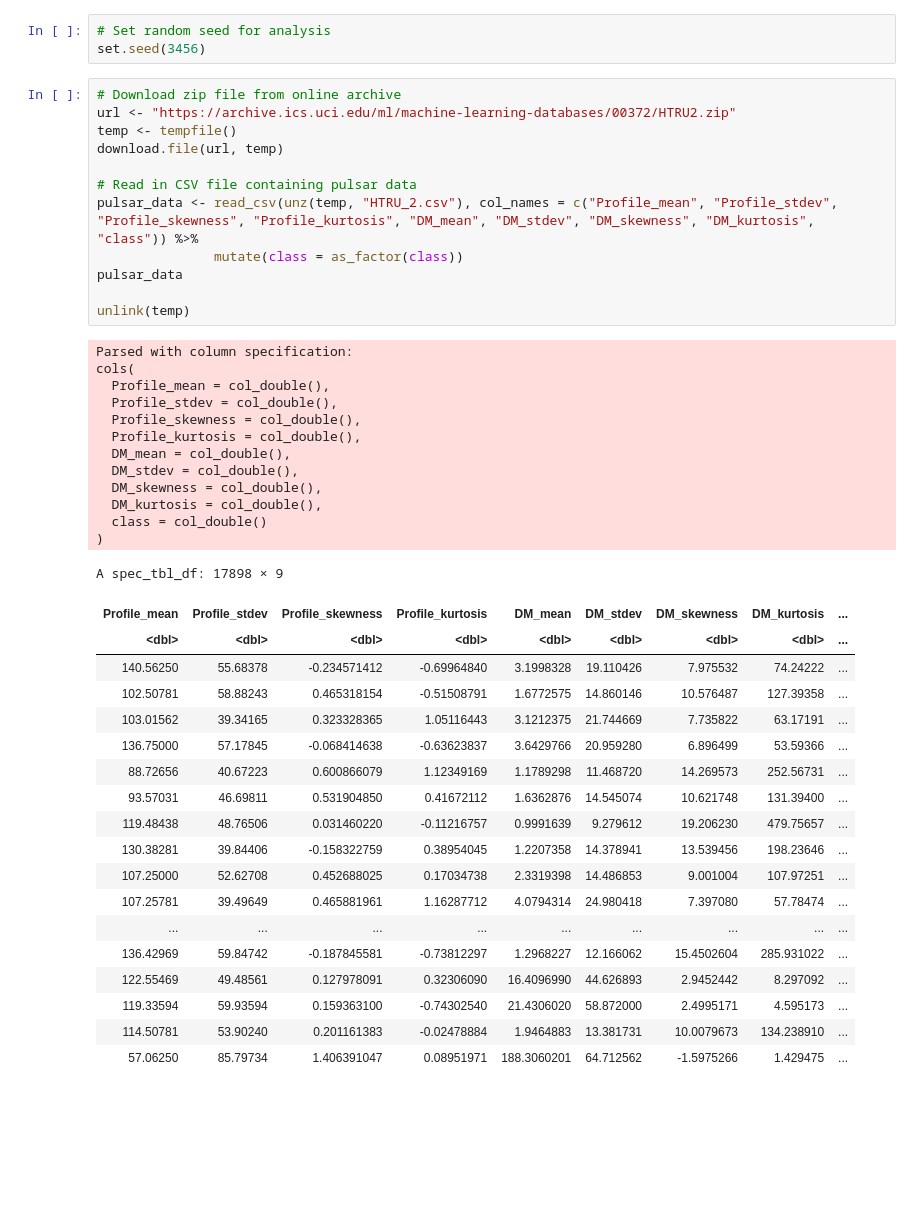
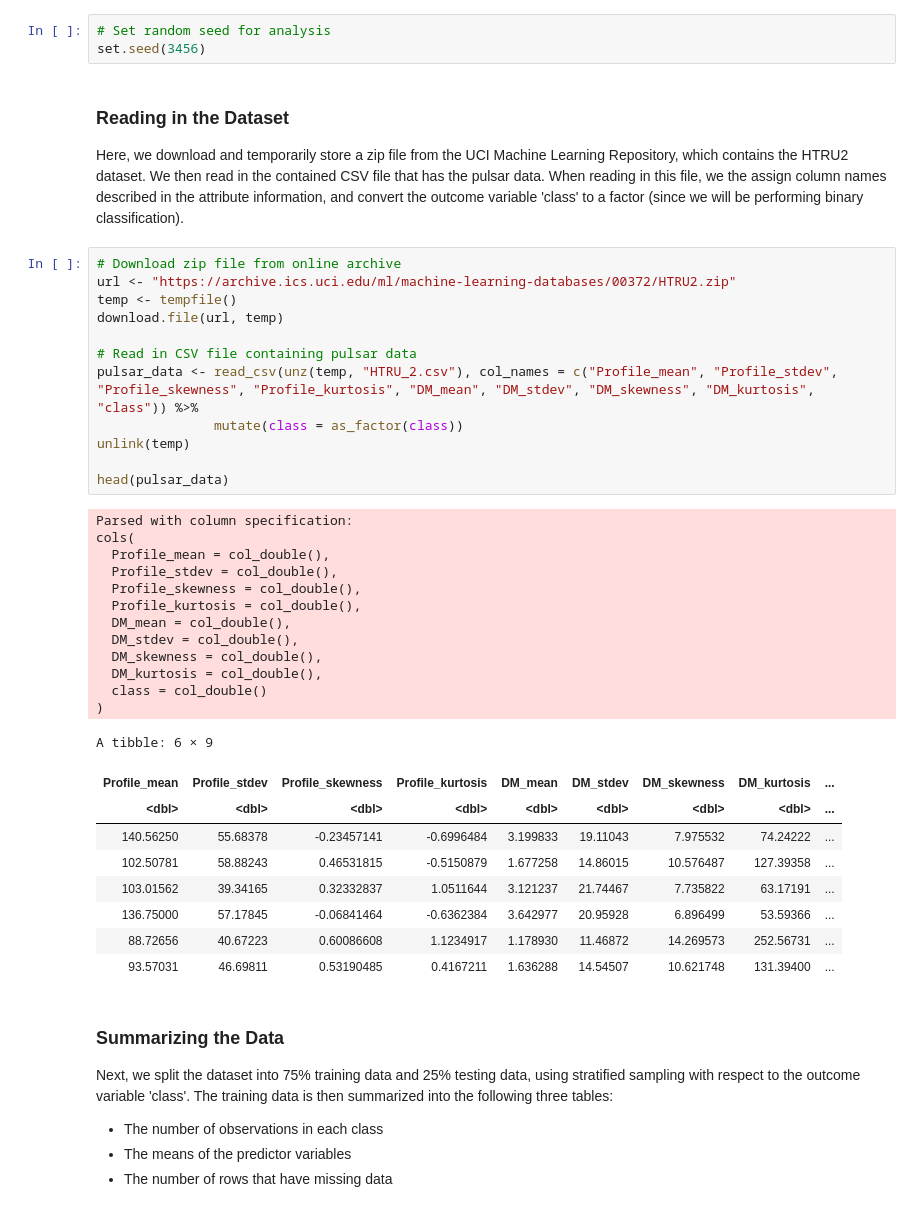
Before and after one commit to jdhushenthen/dsci100_group_project, a Jupyter notebook: group_project_proposal.ipynb, the cells around one changed output. Cells and saved outputs as stored; diff of their text form; blank space fills up the shorter version.

```diff
--- a/preliminary_analysis.ipynb
+++ b/group_project_proposal.ipynb
@@ -7,50 +48,49 @@ library(cowplot)
 # %%
 # Set random seed for analysis
 set.seed(3456)
+# %% [markdown]
+### Reading in the Dataset
+Here, we download and temporarily store a zip file from the UCI Machine Learning Repository, which contains the HTRU2 dataset. We then read in the contained CSV file that has the pulsar data. When reading in this file, we the assign column names described in the attribute information, and convert the outcome variable 'class' to a factor (since we will be performing binary classification).
 # %%
 # Download zip file from online archive
 url <- "https://archive.ics.uci.edu/ml/machine-learning-databases/00372/HTRU2.zip"
 temp <- tempfile()
 download.file(url, temp)
 
 # Read in CSV file containing pulsar data
 pulsar_data <- read_csv(unz(temp, "HTRU_2.csv"), col_names = c("Profile_mean", "Profile_stdev", "Profile_skewness", "Profile_kurtosis", "DM_mean", "DM_stdev", "DM_skewness", "DM_kurtosis", "class")) %>%
                mutate(class = as_factor(class))
-pulsar_data
+unlink(temp)
 
-unlink(temp)
+head(pulsar_data)
 # %% [output]
 Parsed with column specification:
 cols(
   Profile_mean = col_double(),
   Profile_stdev = col_double(),
   Profile_skewness = col_double(),
   Profile_kurtosis = col_double(),
   DM_mean = col_double(),
   DM_stdev = col_double(),
   DM_skewness = col_double(),
   DM_kurtosis = col_double(),
   class = col_double()
 )
-A spec_tbl_df: 17898 × 9
+A tibble: 6 × 9
 | Profile_mean | Profile_stdev | Profile_skewness | Profile_kurtosis | DM_mean | DM_stdev | DM_skewness | DM_kurtosis | ... |
 | <dbl> | <dbl> | <dbl> | <dbl> | <dbl> | <dbl> | <dbl> | <dbl> | ... |
-| 140.56250 | 55.68378 | -0.234571412 | -0.69964840 | 3.1998328 | 19.110426 | 7.975532 | 74.24222 | ... |
-| 102.50781 | 58.88243 | 0.465318154 | -0.51508791 | 1.6772575 | 14.860146 | 10.576487 | 127.39358 | ... |
-| 103.01562 | 39.34165 | 0.323328365 | 1.05116443 | 3.1212375 | 21.744669 | 7.735822 | 63.17191 | ... |
-| 136.75000 | 57.17845 | -0.068414638 | -0.63623837 | 3.6429766 | 20.959280 | 6.896499 | 53.59366 | ... |
-| 88.72656 | 40.67223 | 0.600866079 | 1.12349169 | 1.1789298 | 11.468720 | 14.269573 | 252.56731 | ... |
-| 93.57031 | 46.69811 | 0.531904850 | 0.41672112 | 1.6362876 | 14.545074 | 10.621748 | 131.39400 | ... |
-| 119.48438 | 48.76506 | 0.031460220 | -0.11216757 | 0.9991639 | 9.279612 | 19.206230 | 479.75657 | ... |
-| 130.38281 | 39.84406 | -0.158322759 | 0.38954045 | 1.2207358 | 14.378941 | 13.539456 | 198.23646 | ... |
-| 107.25000 | 52.62708 | 0.452688025 | 0.17034738 | 2.3319398 | 14.486853 | 9.001004 | 107.97251 | ... |
-| 107.25781 | 39.49649 | 0.465881961 | 1.16287712 | 4.0794314 | 24.980418 | 7.397080 | 57.78474 | ... |
-| ... | ... | ... | ... | ... | ... | ... | ... | ... |
-| 136.42969 | 59.84742 | -0.187845581 | -0.73812297 | 1.2968227 | 12.166062 | 15.4502604 | 285.931022 | ... |
-| 122.55469 | 49.48561 | 0.127978091 | 0.32306090 | 16.4096990 | 44.626893 | 2.9452442 | 8.297092 | ... |
-| 119.33594 | 59.93594 | 0.159363100 | -0.74302540 | 21.4306020 | 58.872000 | 2.4995171 | 4.595173 | ... |
-| 114.50781 | 53.90240 | 0.201161383 | -0.02478884 | 1.9464883 | 13.381731 | 10.0079673 | 134.238910 | ... |
-| 57.06250 | 85.79734 | 1.406391047 | 0.08951971 | 188.3060201 | 64.712562 | -1.5975266 | 1.429475 | ... |
+| 140.56250 | 55.68378 | -0.23457141 | -0.6996484 | 3.199833 | 19.11043 | 7.975532 | 74.24222 | ... |
+| 102.50781 | 58.88243 | 0.46531815 | -0.5150879 | 1.677258 | 14.86015 | 10.576487 | 127.39358 | ... |
+| 103.01562 | 39.34165 | 0.32332837 | 1.0511644 | 3.121237 | 21.74467 | 7.735822 | 63.17191 | ... |
+| 136.75000 | 57.17845 | -0.06841464 | -0.6362384 | 3.642977 | 20.95928 | 6.896499 | 53.59366 | ... |
+| 88.72656 | 40.67223 | 0.60086608 | 1.1234917 | 1.178930 | 11.46872 | 14.269573 | 252.56731 | ... |
+| 93.57031 | 46.69811 | 0.53190485 | 0.4167211 | 1.636288 | 14.54507 | 10.621748 | 131.39400 | ... |
+# %% [markdown]
+### Summarizing the Data
+Next, we split the dataset into 75% training data and 25% testing data, using stratified sampling with respect to the outcome variable 'class'. The training data is then summarized into the following three tables:
+* The number of observations in each class
+* The means of the predictor variables
+* The number of rows that have missing data
 # %%
 # Split pulsar dataset into training and testing data
 pulsar_split <- initial_split(pulsar_data, prop = 0.75, strata = class)
```
Also changed, not shown: parts of 12 cells of this notebook.
